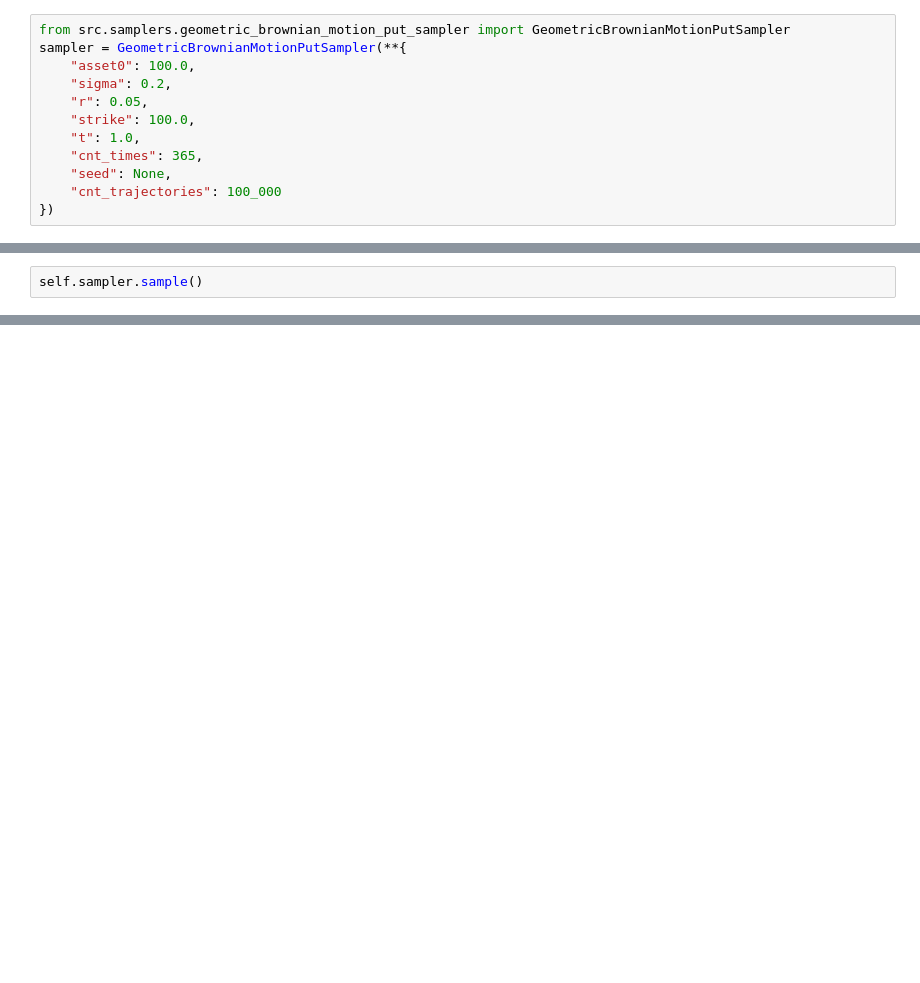
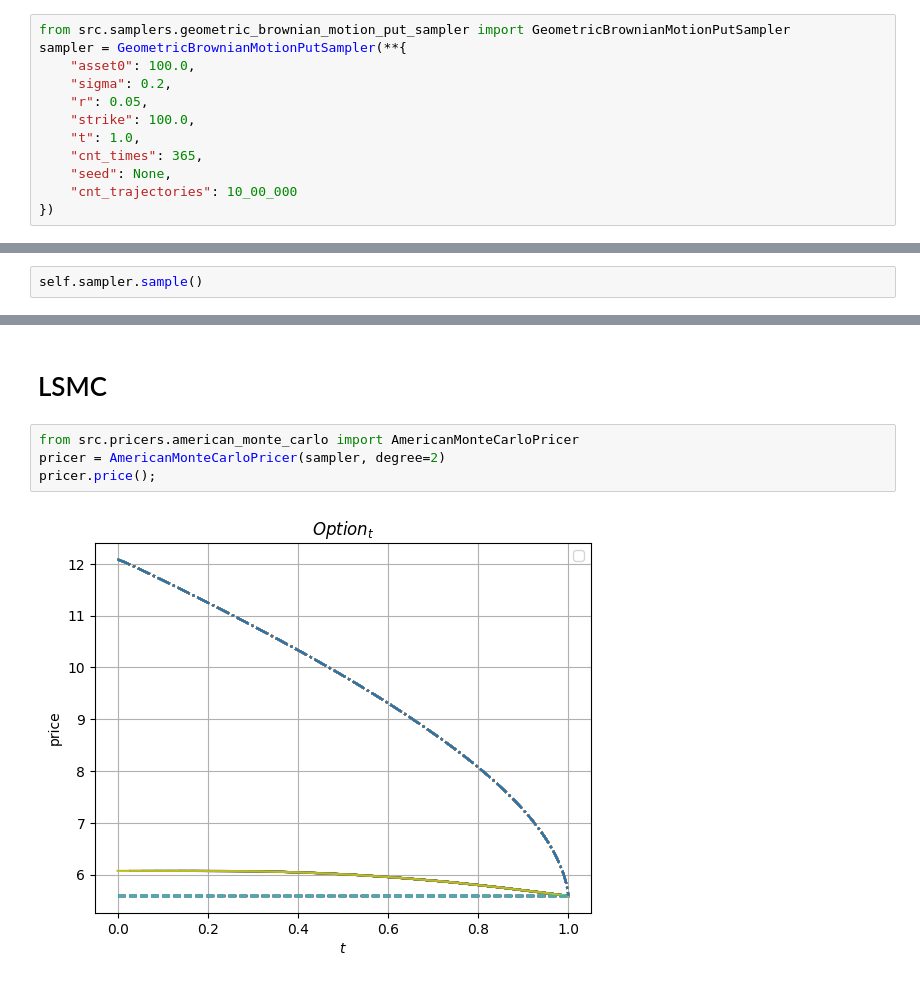
Before and after one commit to v0r0bi0v/AmericanOptionsPricingApproaches, a Jupyter notebook: notebooks/LSPI.ipynb, the cells around one changed output, grey strips where cells are left out. Saved outputs shown, nothing was run; the diff lists cells and outputs as text; blank space fills up the shorter version.

Commit message:
lsmc added

```diff
--- a/notebooks/LSPI.ipynb
+++ b/notebooks/LSPI.ipynb
@@ -31,7 +31,7 @@ sampler = GeometricBrownianMotionPutSampler(**{
     "t": 1.0,
     "cnt_times": 365,
     "seed": None,
-    "cnt_trajectories": 100_000
+    "cnt_trajectories": 10_00_000
 })
 # %%
 from dataclasses import dataclass
@@ -247,0 +251,8 @@ plt.show()
+# %% [markdown]
+# LSMC
+# %%
+from src.pricers.american_monte_carlo import AmericanMonteCarloPricer
+pricer = AmericanMonteCarloPricer(sampler, degree=2)
+pricer.price();
+# %% [output]
+[figure, added]
```
Also changed, not shown: parts of 8 cells of this notebook.
